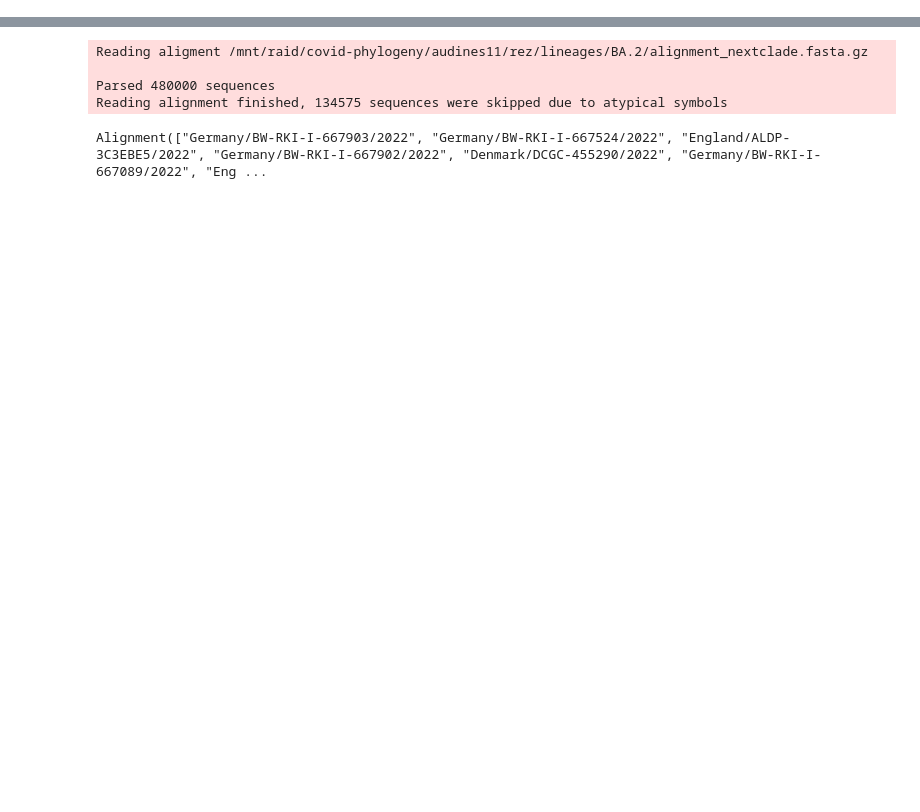
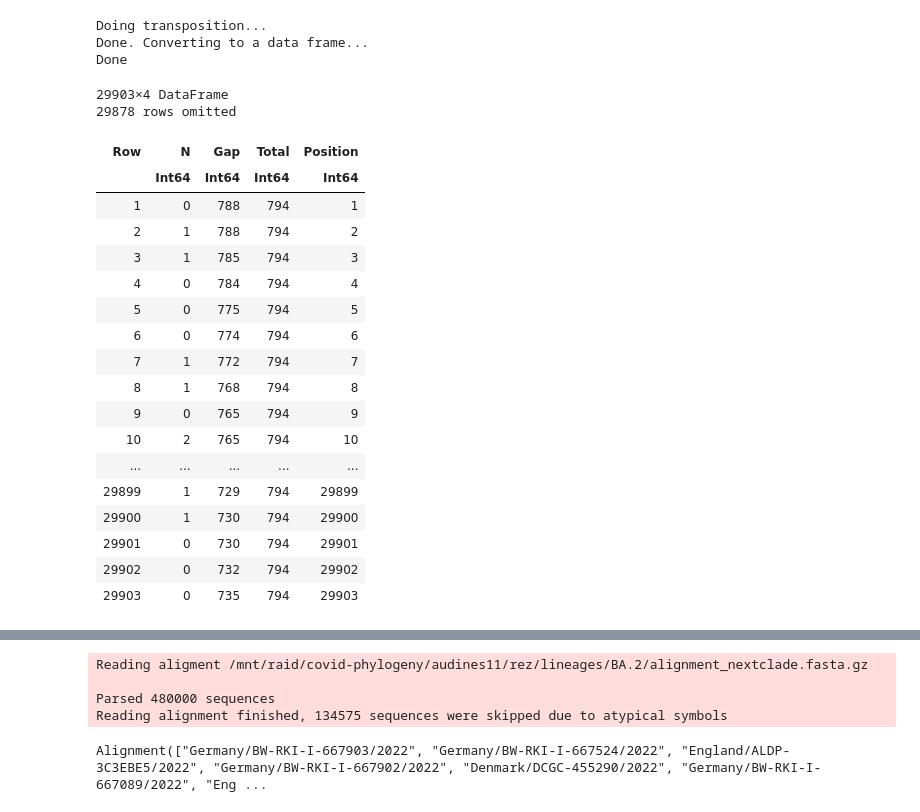
Before and after one commit to GediminasA/JuliaClusterAndTreeTools, a Jupyter notebook: notebooks/test_aln.ipynb, the cells around one changed output, grey strips where cells are left out. Saved outputs shown, nothing was run; the diff lists cells and outputs as text; code cells hidden in the pictures; blank space fills up the shorter version.

```diff
--- a/notebooks/test_aln.ipynb
+++ b/notebooks/test_aln.ipynb
@@ -67,0 +50,47 @@ Alignment(["England/MILK-344B0FD/2022", "Scotland/QEUH-3C507DA/2022", "England/P
+# %%
+m = aln.M
+set_dna = [DNA_N,DNA_Gap]
+out = Array{Array{Int64},1}()
+ctparse = 0
+for clm in eachcol(m)
+    cm = countmap(clm)
+    N = length(clm)
+    cmvals =  map( (x) -> x in keys(cm) ? cm[x] : 0, set_dna)
+    push!(cmvals,N)
+    push!(out,cmvals)
+    ctparse += 1
+    if mod(ctparse,1000) == 0
+        print("Counted $ctparse columns\r")
+    end
+end
+println("Doing transposition...")
+outm = transpose(hcat(out...))
+println("Done. Converting to a data frame...")
+outd = DataFrame(outm,[:N,:Gap,:Total])
+outd.Position = 1:length(outm[:,1])
+println("Done")
+outd
+# %% [output]
+Doing transposition...
+Done. Converting to a data frame...
+Done
+29903×4 DataFrame
+29878 rows omitted
+| Row | N | Gap | Total | Position |
+|  | Int64 | Int64 | Int64 | Int64 |
+| 1 | 0 | 788 | 794 | 1 |
+| 2 | 1 | 788 | 794 | 2 |
+| 3 | 1 | 785 | 794 | 3 |
+| 4 | 0 | 784 | 794 | 4 |
+| 5 | 0 | 775 | 794 | 5 |
+| 6 | 0 | 774 | 794 | 6 |
+| 7 | 1 | 772 | 794 | 7 |
+| 8 | 1 | 768 | 794 | 8 |
+| 9 | 0 | 765 | 794 | 9 |
+| 10 | 2 | 765 | 794 | 10 |
+| ... | ... | ... | ... | ... |
+| 29899 | 1 | 729 | 794 | 29899 |
+| 29900 | 1 | 730 | 794 | 29900 |
+| 29901 | 0 | 730 | 794 | 29901 |
+| 29902 | 0 | 732 | 794 | 29902 |
+| 29903 | 0 | 735 | 794 | 29903 |
```
Also changed, not shown: parts of 20 cells of this notebook, 2 other files.
